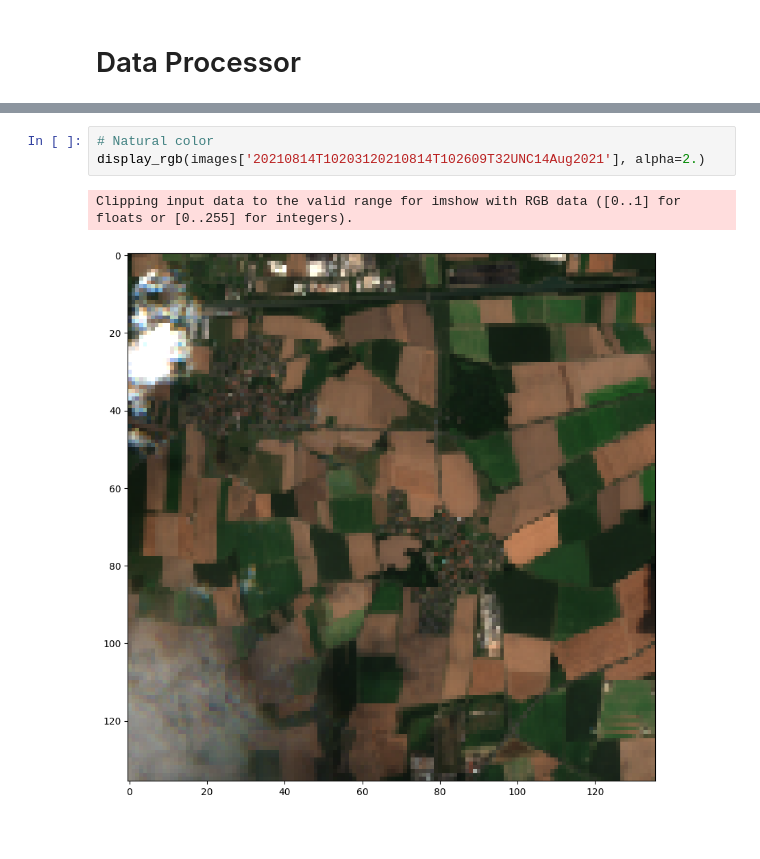
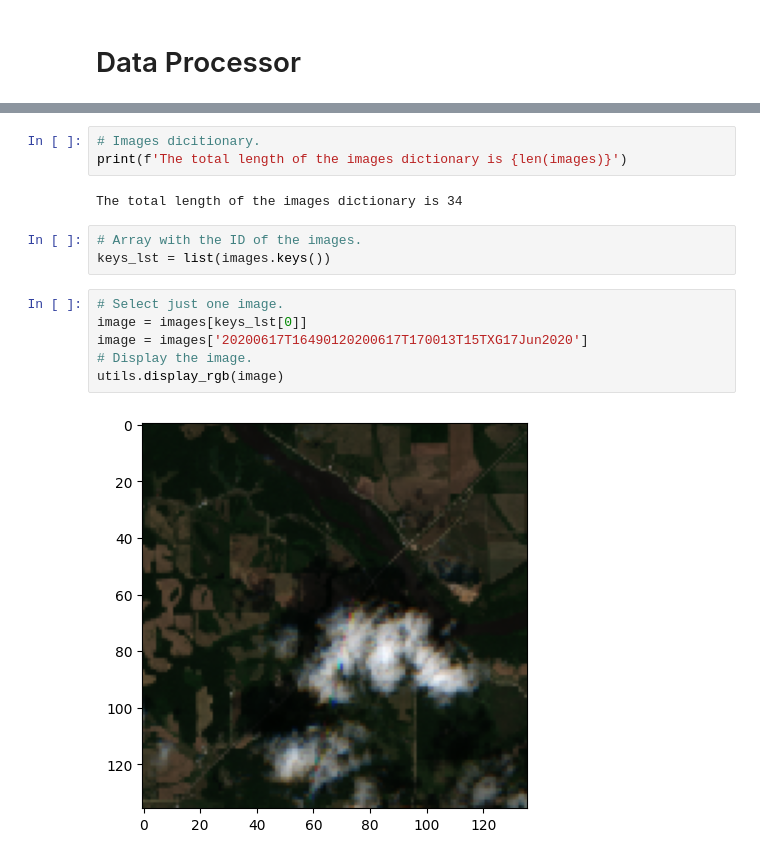
Before and after one commit to AguilarAngel9/Plant-Growth-Cycle-based-on-geospatial-data, a Jupyter notebook: DataExtraction/dataProcessor.ipynb, the cells around one changed output, grey strips where cells are left out. Saved outputs shown, nothing was run; the diff lists cells and outputs as text; blank space fills up the shorter version.

```diff
--- a/DataExtraction/dataProcessor.ipynb
+++ b/DataExtraction/dataProcessor.ipynb
@@ -98,7 +33,17 @@ images['20210814T10203120210814T102609T32UNC14Aug2021']
-# %%
-# Natural color
-display_rgb(images['20210814T10203120210814T102609T32UNC14Aug2021'], alpha=2.)
-# %% [output]
-Clipping input data to the valid range for imshow with RGB data ([0..1] for floats or [0..255] for integers).
-[figure, removed]
+# %%
+# Images dicitionary.
+print(f'The total length of the images dictionary is {len(images)}')
+# %% [output]
+The total length of the images dictionary is 34
+# %%
+# Array with the ID of the images.
+keys_lst = list(images.keys())
+# %%
+# Select just one image.
+image = images[keys_lst[0]]
+image = images['20200617T16490120200617T170013T15TXG17Jun2020']
+# Display the image.
+utils.display_rgb(image)
+# %% [output]
+[figure, added]
 # %%
```
Also changed, not shown: parts of 9 cells of this notebook, 2 other files.
